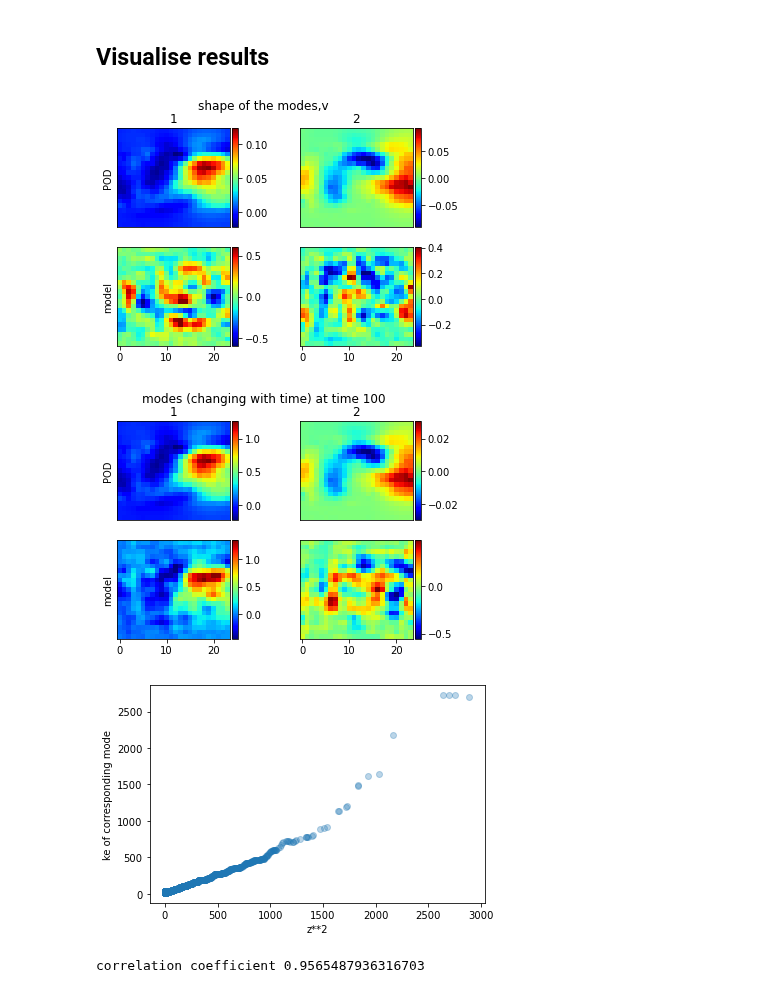
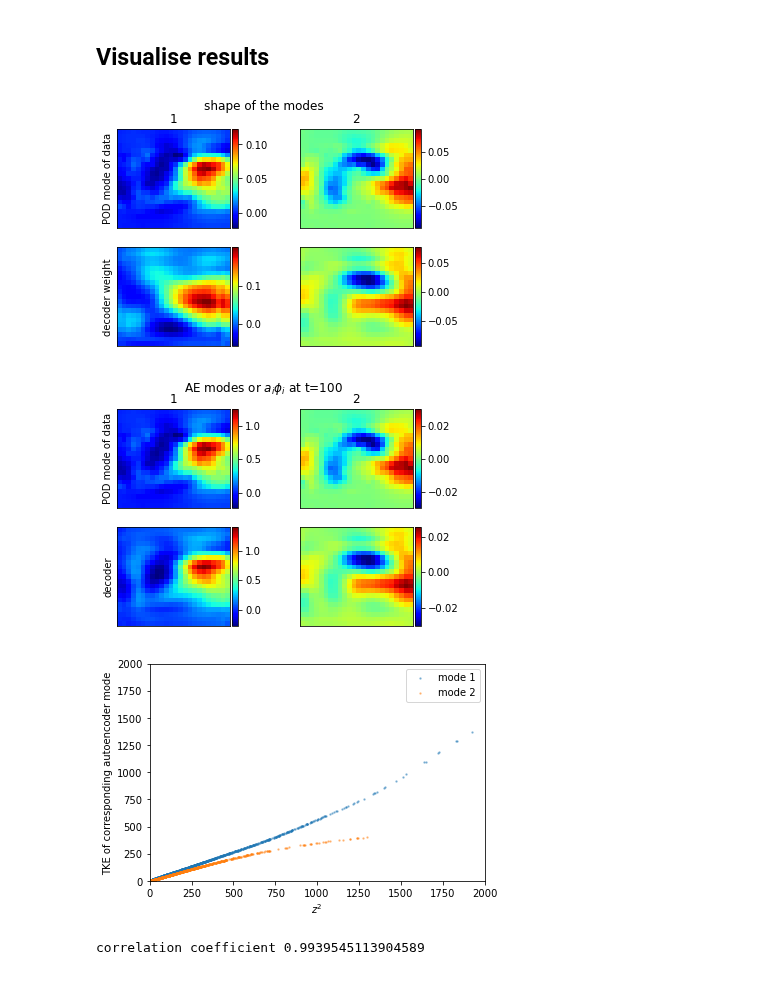
Before and after one commit to MagriLab/MD-CNN-AE, a Jupyter notebook: experiment-frequency.ipynb, the cells around one changed output. Saved outputs shown, nothing was run; the diff lists cells and outputs as text; code cells hidden in the pictures.

Commit message:
improve visualisation for experiment-frequency

```diff
--- a/experiment-frequency.ipynb
+++ b/experiment-frequency.ipynb
@@ -61,7 +64,7 @@ SHUFFLE = True # shuffle before splitting into sets, test set is extracted befor
 REMOVE_MEAN = True # train on fluctuating velocity
 
 ## ae configuration
-lmb = 0.000 #1e-05 #regulariser
+lmb = 0.001 #1e-05 #regulariser
 drop_rate = 0.0
 features_layers = [32, 64, 128]
 latent_dim = 2
@@ -266,10 +269,10 @@ are results calculated through two methods the same? True
 ## Visualise results
 # %%
 # visulise the weights of the decoder
-fig1,ax1 = plt.subplots(2,latent_dim,sharey='all')
-fig1.suptitle('shape of the modes,v')
-ax1[0,0].set_ylabel('POD')
-ax1[1,0].set_ylabel('model')
+fig1,ax1 = plt.subplots(2,latent_dim,sharey=True,sharex=True)
+fig1.suptitle('shape of the modes')
+ax1[0,0].set_ylabel('POD mode of data')
+ax1[1,0].set_ylabel('decoder weight')
 for i in range(latent_dim):
     pltV = np.reshape(Q_POD_data[:,i],[2*Ny,Nz])
     im1 = ax1[0,i].imshow(pltV[:Ny,:],'jet')
@@ -279,52 +282,56 @@ for i in range(latent_dim):
     div = make_axes_locatable(ax1[0,i])
     cax = div.append_axes('right',size='5%',pad='2%')
     plt.colorbar(im1,cax=cax)
 
     im2 = ax1[1,i].imshow(mode_shape[i,0,:,:,0],'jet')
     div = make_axes_locatable(ax1[1,i])
     cax = div.append_axes('right',size='5%',pad='2%')
     plt.colorbar(im2,cax=cax)
 
 # visualise the changing modes
 t = 100
 
-fig2,ax2 = plt.subplots(2,latent_dim,sharey='all')
+fig2,ax2 = plt.subplots(2,latent_dim,sharey=True,sharex=True)
 # fig2,ax2 = plt.subplots(2,[latent_dim],sharey='all')
-fig2.suptitle(f'modes (changing with time) at time {t}')
-ax2[0,0].set_ylabel('POD')
-ax2[1,0].set_ylabel('model')
+fig2.suptitle(f'AE modes or $a_i\phi_i$ at t={t}')
+ax2[0,0].set_ylabel('POD mode of data')
+ax2[1,0].set_ylabel('decoder')
 for i in range(latent_dim):
     pltV_t = pod_modes_t[i,0,:,:,t]
     im1 = ax2[0,i].imshow(pltV_t,'jet')
     ax2[0,i].set_title(str(i+1))
     ax2[0,i].set_xticks([])
     ax2[0,i].set_yticks([])
     div = make_axes_locatable(ax2[0,i])
     cax = div.append_axes('right',size='5%',pad='2%')
     plt.colorbar(im1,cax=cax)
 
     im2 = ax2[1,i].imshow(ae_modes[i,t,:,:,0],'jet')
     div = make_axes_locatable(ax2[1,i])
     cax = div.append_axes('right',size='5%',pad='2%')
     plt.colorbar(im2,cax=cax)
 
 plt.show()
 # %% [output]
-[figure, old version]
+[figure, new version]
-[figure, old version]
+[figure, new version]
 # %%
 ke = 0.5 * np.einsum('z t x y u -> z t', ae_modes**2)
 
 plt.figure()
-plt.scatter(A_data[:,0]**2, ke[0,:], alpha=0.3)
-plt.xlabel('z**2')
-plt.ylabel('ke of corresponding mode')
+plt.scatter(A_data[:,0]**2, ke[0,:], alpha=0.4,label='mode 1',s=2)
+plt.scatter(A_data[:,1]**2, ke[1,:], alpha=0.4,label='mode 2',s=2)
+plt.xlabel('$z^2$')
+plt.ylabel('TKE of corresponding autoencoder mode')
+plt.xlim([0,2000])
+plt.ylim([0,2000])
+plt.legend()
 plt.show()
 
 print('correlation coefficient', np.corrcoef(np.abs(A_data[:,0]**2), ke[0,:])[0,1])
 # %% [output]
-[figure, old version]
+[figure, new version]
-correlation coefficient 0.9565487936316703
+correlation coefficient 0.9939545113904589
 # %%
 # reproject autoencoder modes onto data pod modes
 lam_modes = mode_eval.equivalent_pca_energy(ae_modes,Q_POD_data)
```
Also changed, not shown: parts of 6 cells of this notebook.
